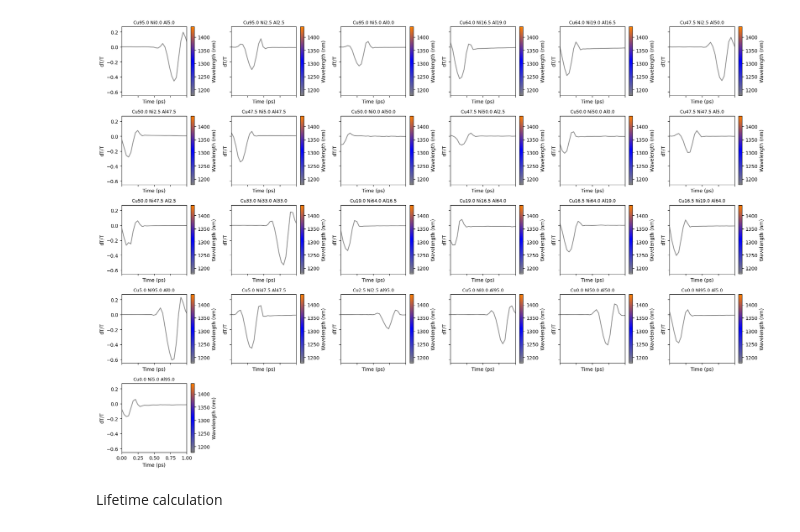
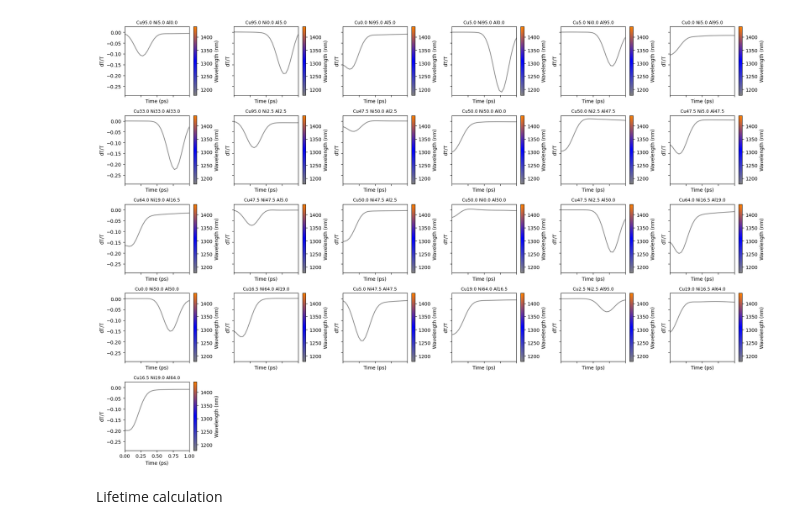
Before and after one commit to linarojas0824/Hybrid-Experimental-Data-Driven-Workflow, a Jupyter notebook: scripts/Notebooks/Pump_Probe_Results.ipynb, the cells around one changed output. Cells and saved outputs as stored; diff of their text form; code cells hidden in the pictures.

```diff
--- a/scripts/Notebooks/Pump_Probe_Results.ipynb
+++ b/scripts/Notebooks/Pump_Probe_Results.ipynb
@@ -216,0 +56,6 @@ y = df[col_range]
+# %%
+master_wvl = dc.build_master(selected, smooth="wvl", method="savgol", savgol_window=51, savgol_poly=3)
+master_time = dc.build_master(selected, smooth="time", method="gaussian", gaussian_sigma=3)
+# %%
+df = master_wvl[1]
+df = df.drop(columns=["sample", "power_mW"])
@@ -283,20 +128,0 @@ plt.savefig("Pump_probe.svg", bbox_inches="tight")
-# %%
-all_data = []
-
-for _, row in selected.iterrows():
-    df = dc.load_csv(row["path"],round_cols=3,low=0,high=38.8)
-    df_p = df
-
-    df_p = df_p.assign(
-        sample=int(row["sample"]),
-        power_mW=float(row["power_mW"])
-    )
-
-    all_data.append(df_p)
-
-master = pd.concat(all_data)
-
-master_dfs = {
-    sample: g.copy()
-    for sample, g in master.groupby("sample")
-}
@@ -439,33 +129,34 @@ plt.show()
 # %%
-sample_data = np.array(list(master_dfs.keys()))
-samp_cu = com_Cu[np.isin(com_Cu,sample_data)]
-n = len(samp_cu)
+sample_data = np.array(list(master_time.keys()))
+n = len(sample_data)
 
 ncols = 6
 nrows = math.ceil(n / ncols)
 
 fig, axes = plt.subplots(
     nrows, ncols,
     figsize=(3.2 * ncols, 2.6 * nrows),
     sharex=True, sharey=True
 )
 
 axes = axes.ravel()  # flatten to 1D list of axes
 
-for ax, sample in zip(axes, samp_cu):
-    df = master_dfs[sample]
+for ax, sample in zip(axes, sample_data):
+    df = master_time[sample]
     df = df.drop(columns=['sample', 'power_mW'])
-    kinetics_plots(df,wavelengths = [1308.8],wavelength_step=1,xlim=(0, 1),ax=ax )
-    title = df_compo.loc[df_compo["Composition"] == sample, "symbol"].iloc[0]
+    pl.kinetic_plot(df,wavelengths = [1308.8],xlim=(0, 1),ax=ax )
+
+    title = df_compo.loc[df_compo["ID"] == sample, "symbol"].iloc[0]
     ax.set_title(title, fontsize=9)
+
 
 for ax in axes[n:]:
     ax.axis("off")
 
 fig.tight_layout()
 plt.show()
 # %% [output]
-[figure, old version]
+[figure, new version]
 # %% [markdown]
 Lifetime calculation
 # %%
```
Also changed, not shown: parts of 28 cells of this notebook, 12 other files.
